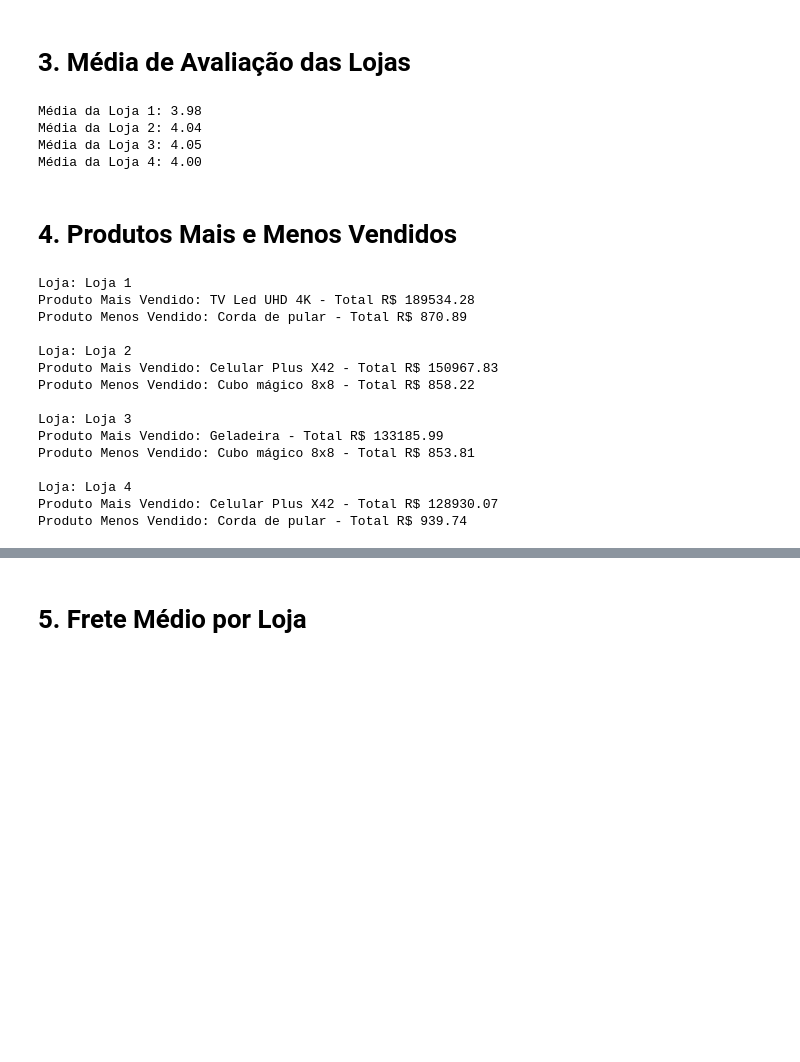
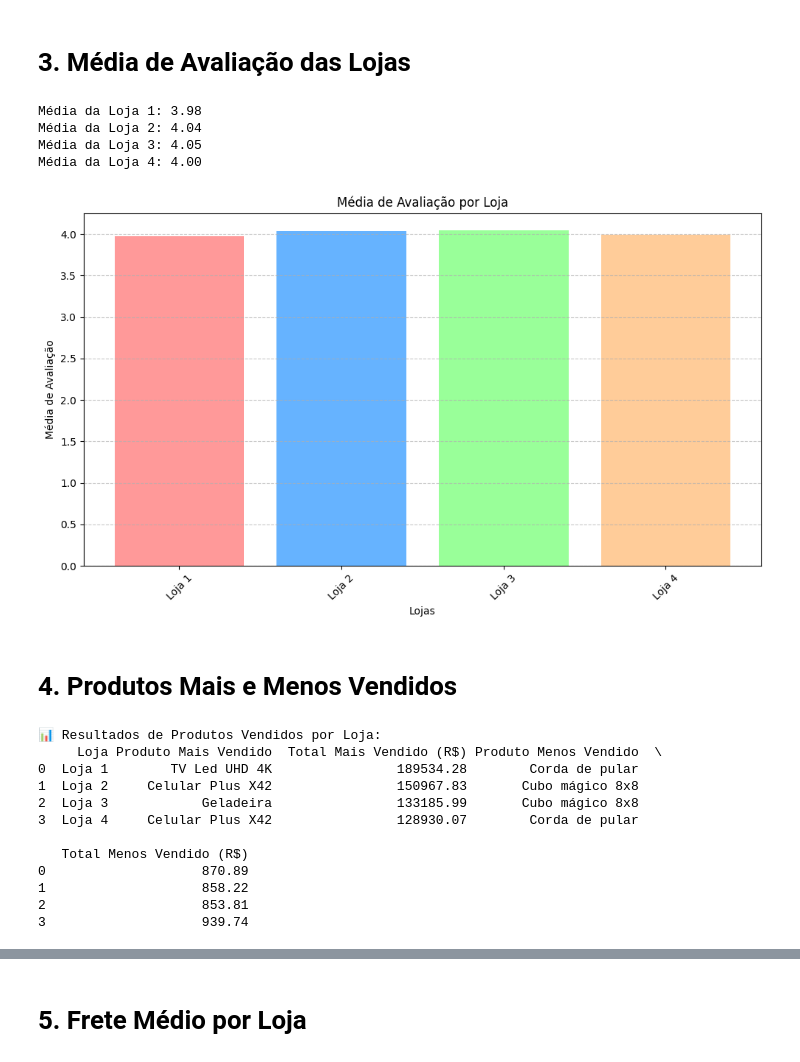
Before and after one commit to UbirajaraCastro87/Store_BR-Alura, a Jupyter notebook: Projeto Final AluraStoreBr.ipynb, the cells around one changed output, grey strips where cells are left out. Cells and saved outputs as stored; diff of their text form; code cells hidden in the pictures; blank space fills up the shorter version.

```diff
--- a/Projeto Final AluraStoreBr.ipynb
+++ b/Projeto Final AluraStoreBr.ipynb
@@ -128,35 +254,50 @@ Categorias mais populares - Loja 2:
 # %% [markdown]
 # 3. Média de Avaliação das Lojas
 # %%
+
 def media(lojas, nomes_lojas, exibir_resultado=True):
-
     resultados = {}
 
     for loja, nome_loja in zip(lojas, nomes_lojas):
         # Calcula a média de avaliação
         media_loja = loja['Avaliação da compra'].mean()
         resultados[nome_loja] = media_loja
 
         # Exibe o resultado, se solicitado
         if exibir_resultado:
             print(f'Média da {nome_loja}: {media_loja:.2f}')
 
+    # Adiciona gráfico para visualizar os resultados
+    plt.figure(figsize=(10, 6))
+    plt.bar(resultados.keys(), resultados.values(), color=['#ff9999', '#66b3ff', '#99ff99', '#ffcc99'])
+    plt.title('Média de Avaliação por Loja')
+    plt.xlabel('Lojas')
+    plt.ylabel('Média de Avaliação')
+    plt.xticks(rotation=45)
+    plt.grid(axis='y', linestyle='--', alpha=0.7)
+    plt.tight_layout()
+    plt.show()
+
     return resultados
 
-lojas = [loja, loja2, loja3, loja4]  # Lista de DataFrames
-nomes_lojas = ['Loja 1', 'Loja 2', 'Loja 3', 'Loja 4']  # Lista de nomes
+# Lista de DataFrames
+lojas = [loja, loja2, loja3, loja4]
+nomes_lojas = ['Loja 1', 'Loja 2', 'Loja 3', 'Loja 4']
 
+# Calculando as médias e exibindo o gráfico
 avaliacoes_medias = media(lojas, nomes_lojas)
 # %% [output]
 Média da Loja 1: 3.98
 Média da Loja 2: 4.04
 Média da Loja 3: 4.05
 Média da Loja 4: 4.00
+[figure, added]
 # %% [markdown]
 # 4. Produtos Mais e Menos Vendidos
 # %%
+import pandas as pd
+
 def produtos_mais_menos_vendidos_por_loja(lojas):
-
     resultados = []
 
     for loja, nome_loja in lojas:
@@ -178,37 +319,37 @@ def produtos_mais_menos_vendidos_por_loja(lojas):
         # Adicionando resultados estruturados para cada loja
         resultados.append({
             'Loja': nome_loja,
-            'Produto Mais Vendido': produto_mais_vendido,
-            'Produto Menos Vendido': produto_menos_vendido
+            'Produto Mais Vendido': produto_mais_vendido['Produto'],
+            'Total Mais Vendido (R$)': produto_mais_vendido['Total'],
+            'Produto Menos Vendido': produto_menos_vendido['Produto'],
+            'Total Menos Vendido (R$)': produto_menos_vendido['Total']
         })
 
-    return resultados
+    # Converter os resultados para um DataFrame
+    tabela_resultados = pd.DataFrame(resultados)
+
+    # Exibir a tabela
+    print("\n📊 Resultados de Produtos Vendidos por Loja:")
+    print(tabela_resultados)
+
+    return tabela_resultados
 
 
 # Lista de lojas e seus nomes
 lojas = [(loja, 'Loja 1'), (loja2, 'Loja 2'), (loja3, 'Loja 3'), (loja4, 'Loja 4')]
 
-# Chamando a função e armazenando os resultados
-resultados = produtos_mais_menos_vendidos_por_loja(lojas)
-
-# Exibindo os resultados
-for resultado in resultados:
-    print(f"\nLoja: {resultado['Loja']}")
-    print(f"Produto Mais Vendido: {resultado['Produto Mais Vendido']['Produto']} - Total R$ {resultado['Produto Mais Vendido']['Total']:.2f}")
-    print(f"Produto Menos Vendido: {resultado['Produto Menos Vendido']['Produto']} - Total R$ {resultado['Produto Menos Vendido']['Total']:.2f}")
+# Chamando a função e exibindo os resultados em uma tabela
+resultados_tabela = produtos_mais_menos_vendidos_por_loja(lojas)
 # %% [output]
-Loja: Loja 1
-Produto Mais Vendido: TV Led UHD 4K - Total R$ 189534.28
-Produto Menos Vendido: Corda de pular - Total R$ 870.89
+📊 Resultados de Produtos Vendidos por Loja:
+     Loja Produto Mais Vendido  Total Mais Vendido (R$) Produto Menos Vendido  \
+0  Loja 1        TV Led UHD 4K                189534.28        Corda de pular
+1  Loja 2     Celular Plus X42                150967.83       Cubo mágico 8x8
+2  Loja 3            Geladeira                133185.99       Cubo mágico 8x8
+3  Loja 4     Celular Plus X42                128930.07        Corda de pular
 
-Loja: Loja 2
-Produto Mais Vendido: Celular Plus X42 - Total R$ 150967.83
-Produto Menos Vendido: Cubo mágico 8x8 - Total R$ 858.22
-
-Loja: Loja 3
-Produto Mais Vendido: Geladeira - Total R$ 133185.99
-Produto Menos Vendido: Cubo mágico 8x8 - Total R$ 853.81
-
-Loja: Loja 4
-Produto Mais Vendido: Celular Plus X42 - Total R$ 128930.07
-Produto Menos Vendido: Corda de pular - Total R$ 939.74
+   Total Menos Vendido (R$)
+0                    870.89
+1                    858.22
+2                    853.81
+3                    939.74
```
Also changed, not shown: parts of 8 cells of this notebook.
